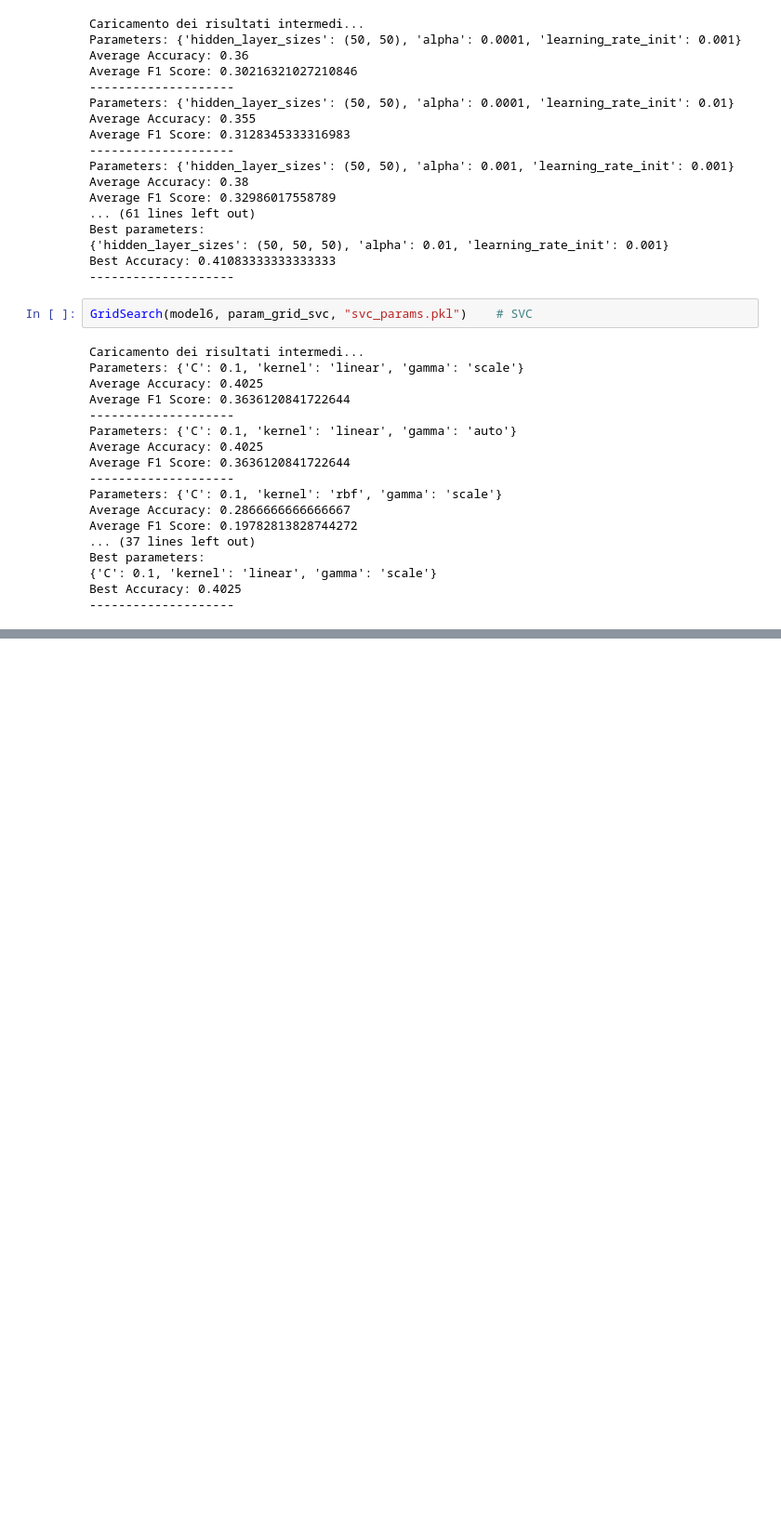
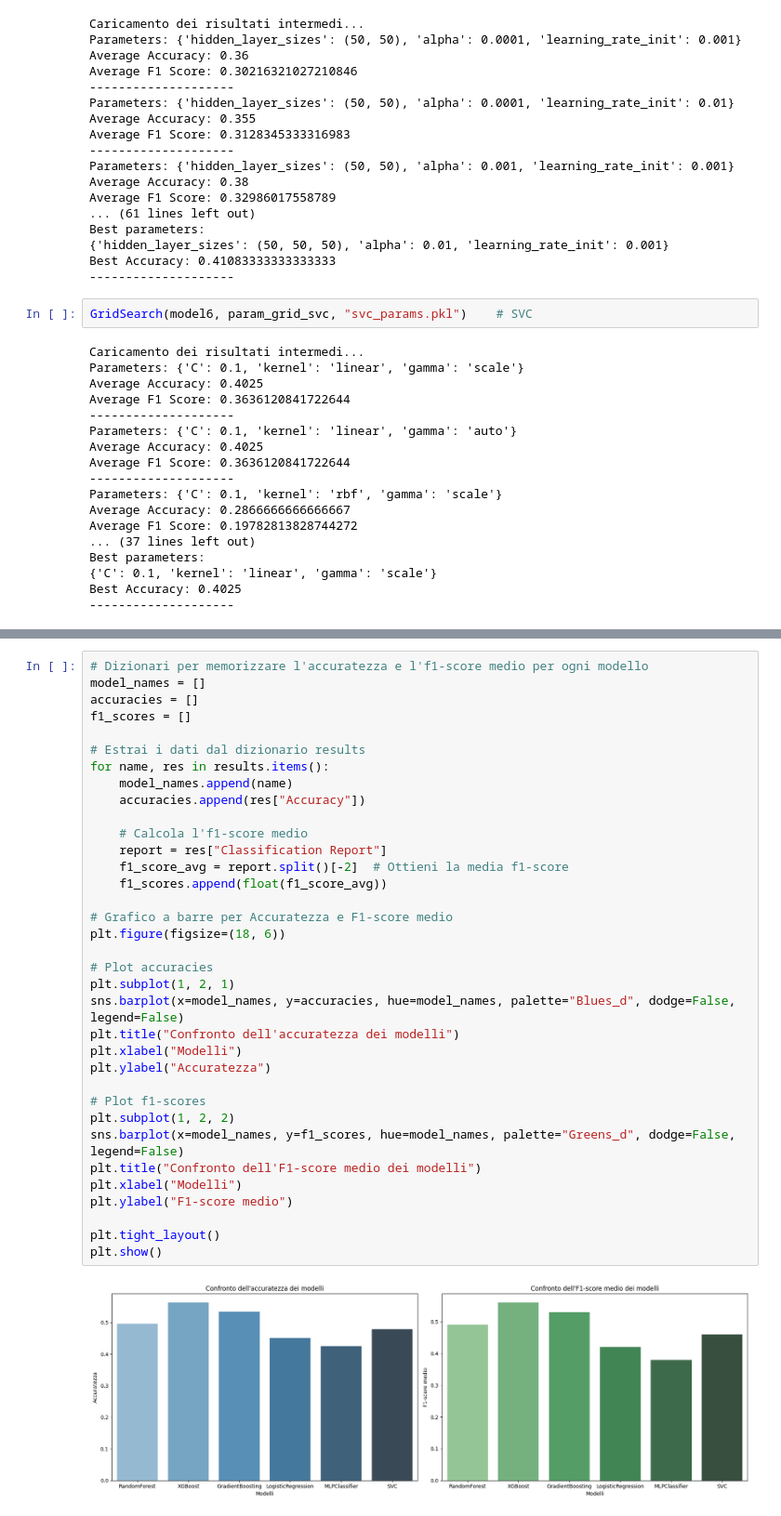
Before and after one commit to Eleonora-f/Tesi, a Jupyter notebook: GridSearch Models.ipynb, the cells around one changed output, grey strips where cells are left out. Shown: that part at 93% size. Cells and saved outputs as stored; diff of their text form; blank space fills up the shorter version.

```diff
--- a/GridSearch Models.ipynb
+++ b/GridSearch Models.ipynb
@@ -385,0 +409,37 @@ weighted avg       0.50      0.48      0.46       240
+# %%
+# Dizionari per memorizzare l'accuratezza e l'f1-score medio per ogni modello
+model_names = []
+accuracies = []
+f1_scores = []
+
+# Estrai i dati dal dizionario results
+for name, res in results.items():
+    model_names.append(name)
+    accuracies.append(res["Accuracy"])
+
+    # Calcola l'f1-score medio
+    report = res["Classification Report"]
+    f1_score_avg = report.split()[-2]  # Ottieni la media f1-score
+    f1_scores.append(float(f1_score_avg))
+
+# Grafico a barre per Accuratezza e F1-score medio
+plt.figure(figsize=(18, 6))
+
+# Plot accuracies
+plt.subplot(1, 2, 1)
+sns.barplot(x=model_names, y=accuracies, hue=model_names, palette="Blues_d", dodge=False, legend=False)
+plt.title("Confronto dell'accuratezza dei modelli")
+plt.xlabel("Modelli")
+plt.ylabel("Accuratezza")
+
+# Plot f1-scores
+plt.subplot(1, 2, 2)
+sns.barplot(x=model_names, y=f1_scores, hue=model_names, palette="Greens_d", dodge=False, legend=False)
+plt.title("Confronto dell'F1-score medio dei modelli")
+plt.xlabel("Modelli")
+plt.ylabel("F1-score medio")
+
+plt.tight_layout()
+plt.show()
+# %% [output]
+[figure, added]
```
Also changed, not shown: parts of 2 cells of this notebook.
